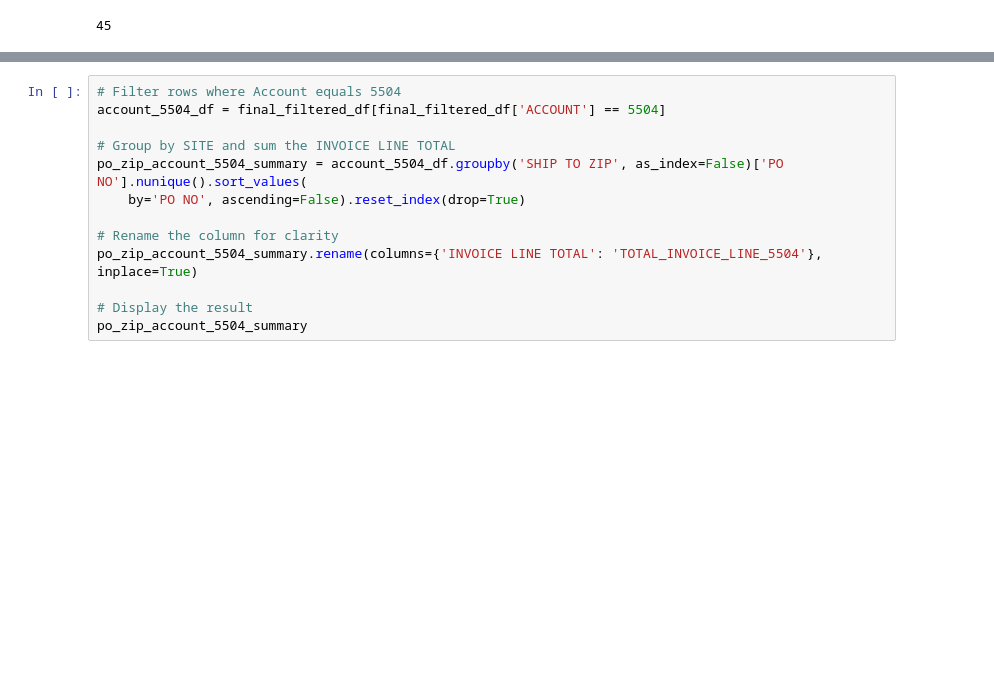
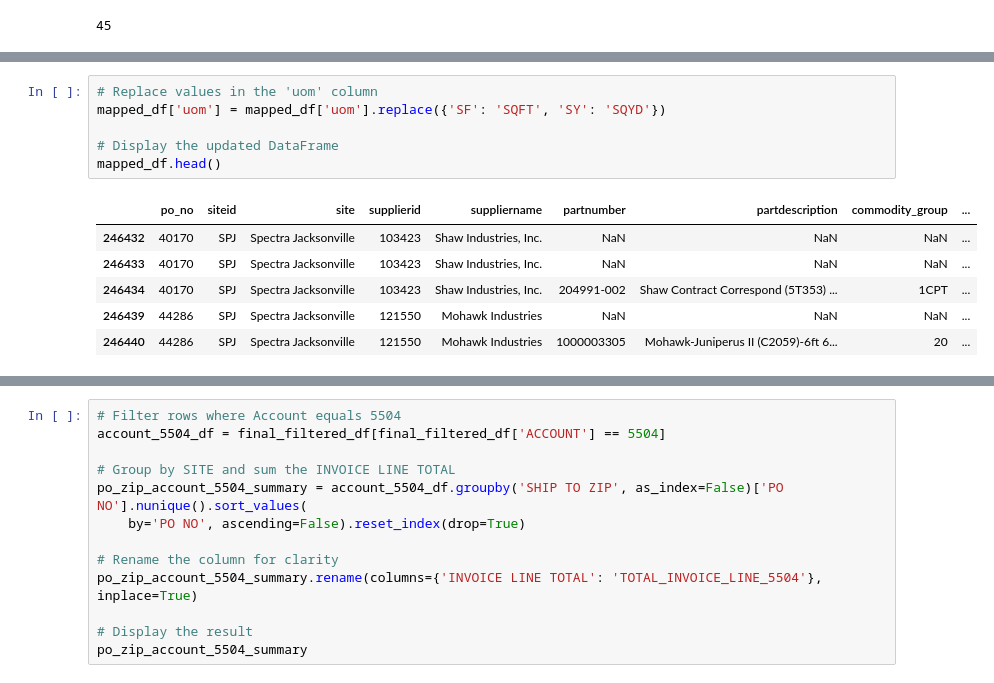
Before and after one commit to Zhuwaki/diverzify_freight_analysis, a Jupyter notebook: notebooks/nigel_04042025_freight_analysis.ipynb, the cells around one changed output, grey strips where cells are left out. Cells and saved outputs as stored; diff of their text form; blank space fills up the shorter version.

```diff
--- a/notebooks/nigel_04042025_freight_analysis.ipynb
+++ b/notebooks/nigel_04042025_freight_analysis.ipynb
@@ -486,0 +541,13 @@ final_filtered_df['SITE'].nunique()
+# %%
+# Replace values in the 'uom' column
+mapped_df['uom'] = mapped_df['uom'].replace({'SF': 'SQFT', 'SY': 'SQYD'})
+
+# Display the updated DataFrame
+mapped_df.head()
+# %% [output]
+|  | po_no | siteid | site | supplierid | suppliername | partnumber | partdescription | commodity_group | ... |
+| 246432 | 40170 | SPJ | Spectra Jacksonville | 103423 | Shaw Industries, Inc. | NaN | NaN | NaN | ... |
+| 246433 | 40170 | SPJ | Spectra Jacksonville | 103423 | Shaw Industries, Inc. | NaN | NaN | NaN | ... |
+| 246434 | 40170 | SPJ | Spectra Jacksonville | 103423 | Shaw Industries, Inc. | 204991-002 | Shaw Contract Correspond (5T353) ... | 1CPT | ... |
+| 246439 | 44286 | SPJ | Spectra Jacksonville | 121550 | Mohawk Industries | NaN | NaN | NaN | ... |
+| 246440 | 44286 | SPJ | Spectra Jacksonville | 121550 | Mohawk Industries | 1000003305 | Mohawk-Juniperus II (C2059)-6ft 6... | 20 | ... |
```
Also changed, not shown: parts of 7 cells of this notebook.
